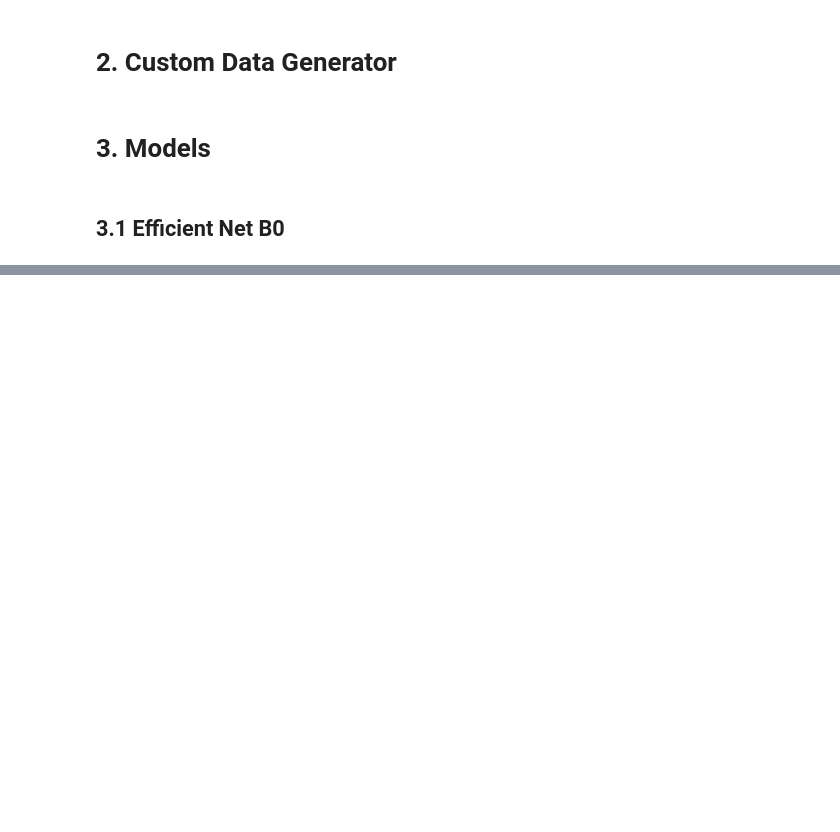
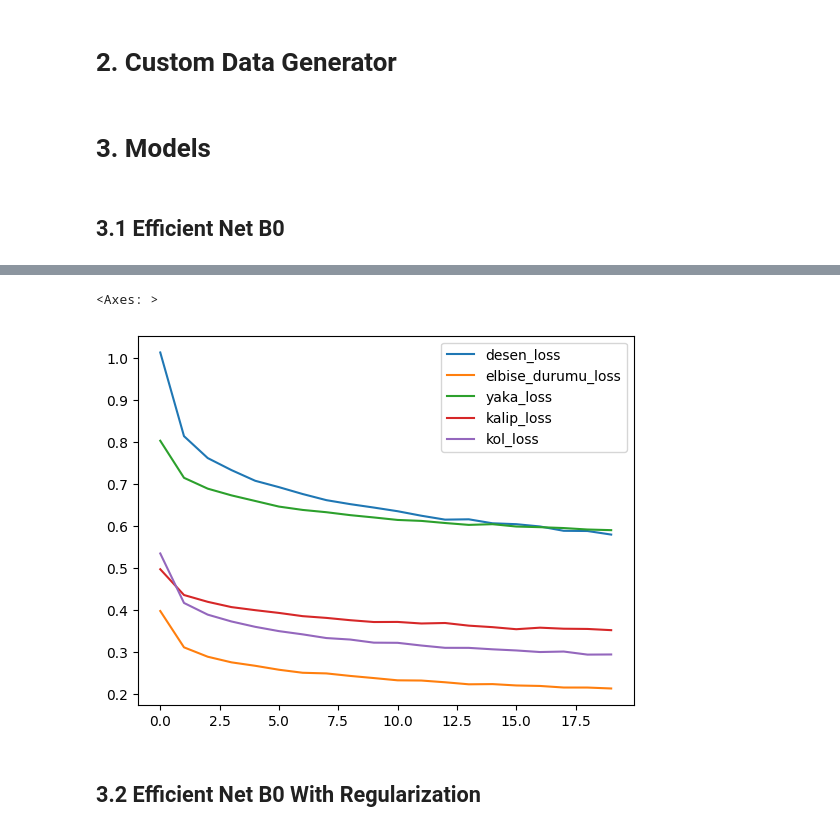
Before and after one commit to melihkacaman/SimilarProducts, a Jupyter notebook: notebooks/14 Fine Grained Multioutput Models.ipynb, the cells around one changed output, grey strips where cells are left out. Cells and saved outputs as stored; diff of their text form; code cells hidden in the pictures; blank space fills up the shorter version.

```diff
--- a/notebooks/14 Fine Grained Multioutput Models.ipynb
+++ b/notebooks/14 Fine Grained Multioutput Models.ipynb
@@ -291,0 +300,7 @@ model_1_history = model_1.fit(
+# %%
+hist_df[["desen_loss", "elbise_durumu_loss", "yaka_loss", "kalip_loss", "kol_loss"]].plot()
+# %% [output]
+<Axes: >
+[figure, added]
+# %% [markdown]
+## 3.2 Efficient Net B0 With Regularization
```
Also changed, not shown: parts of 16 cells of this notebook, 1 other file.
